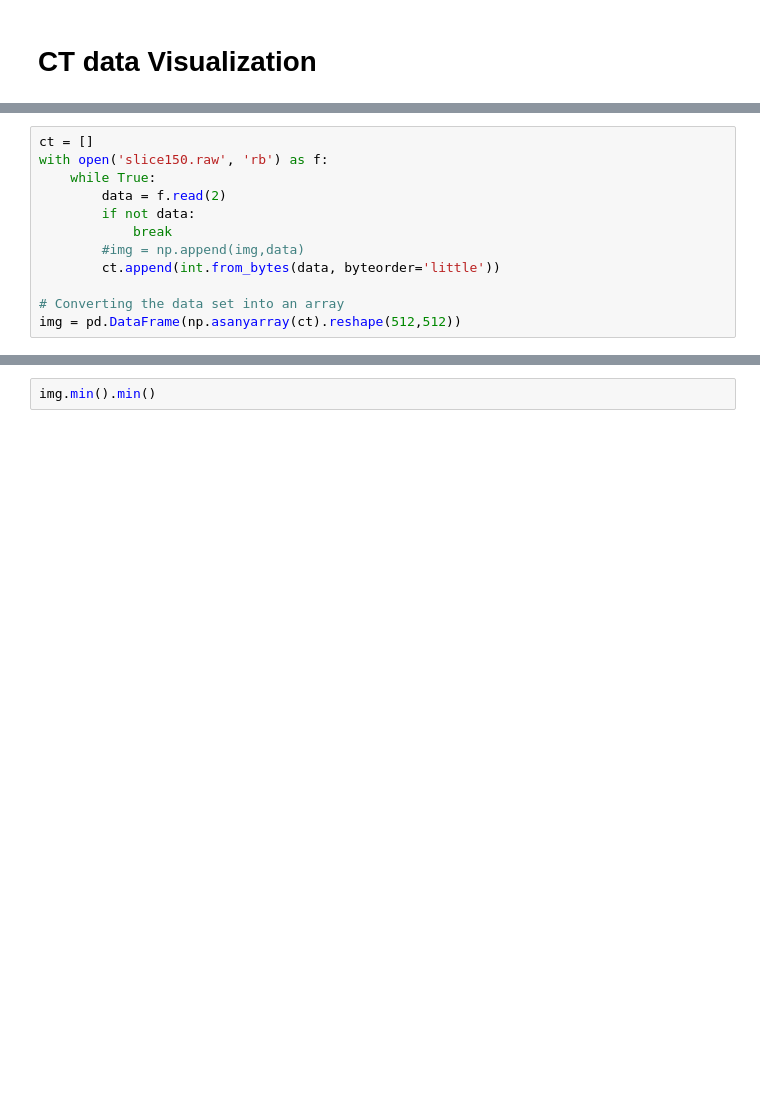
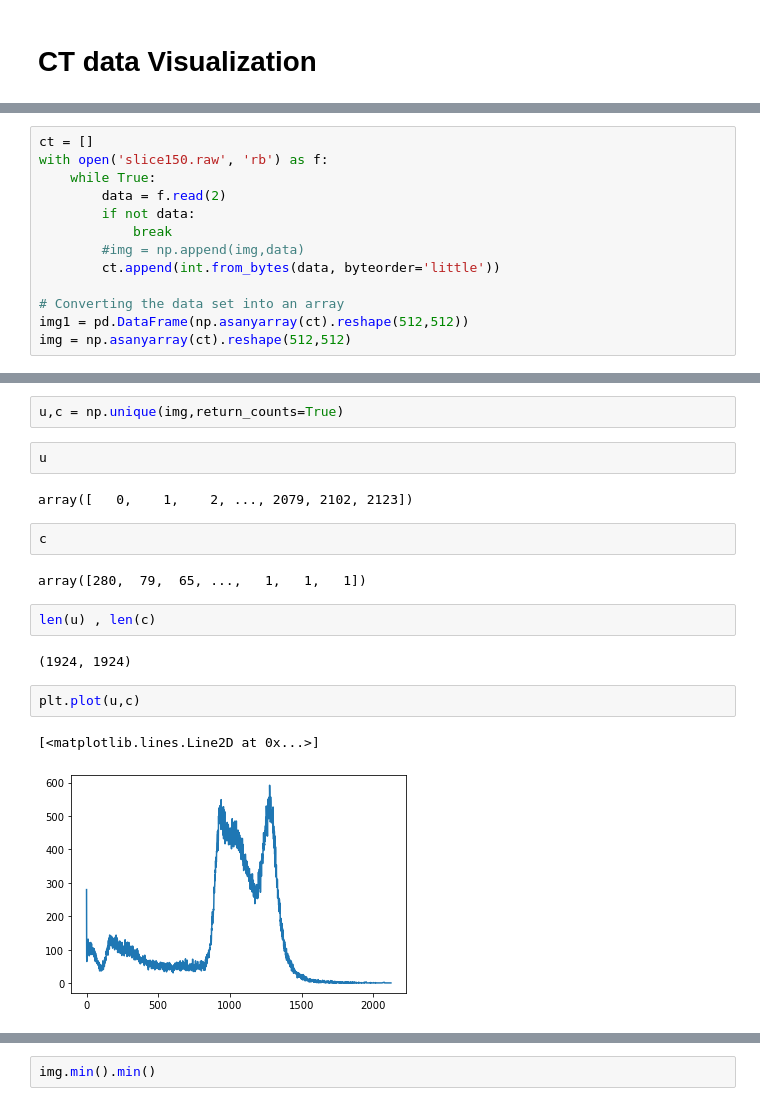
Before and after one commit to tdhawale/Interactive_Data_Visualization, a Jupyter notebook: Assignment Number 2/Assignment2.ipynb, the cells around one changed output, grey strips where cells are left out. Drawn from its saved outputs; the diff is of its cells as text; blank space fills up the shorter version.

```diff
--- a/Assignment Number 2/Assignment2.ipynb
+++ b/Assignment Number 2/Assignment2.ipynb
@@ -31,4 +32,5 @@ with open('slice150.raw', 'rb') as f:
         ct.append(int.from_bytes(data, byteorder='little'))
 
 # Converting the data set into an array
-img = pd.DataFrame(np.asanyarray(ct).reshape(512,512))
+img1 = pd.DataFrame(np.asanyarray(ct).reshape(512,512))
+img = np.asanyarray(ct).reshape(512,512)
@@ -34,0 +47,19 @@ img = pd.DataFrame(np.asanyarray(ct).reshape(512,512))
+# %%
+u,c = np.unique(img,return_counts=True)
+# %%
+u
+# %% [output]
+array([   0,    1,    2, ..., 2079, 2102, 2123])
+# %%
+c
+# %% [output]
+array([280,  79,  65, ...,   1,   1,   1])
+# %%
+len(u) , len(c)
+# %% [output]
+(1924, 1924)
+# %%
+plt.plot(u,c)
+# %% [output]
+[<matplotlib.lines.Line2D at 0x...>]
+[figure, added]
```
Also changed, not shown: parts of 21 cells of this notebook, 8 other files.
